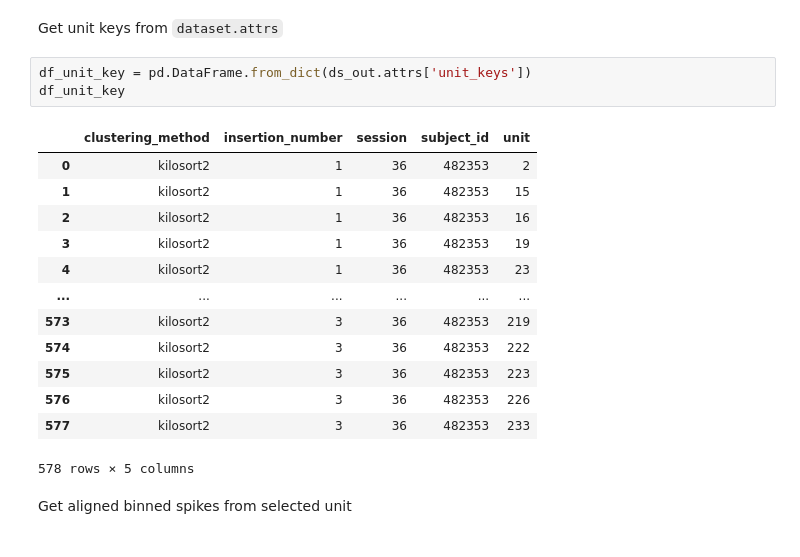
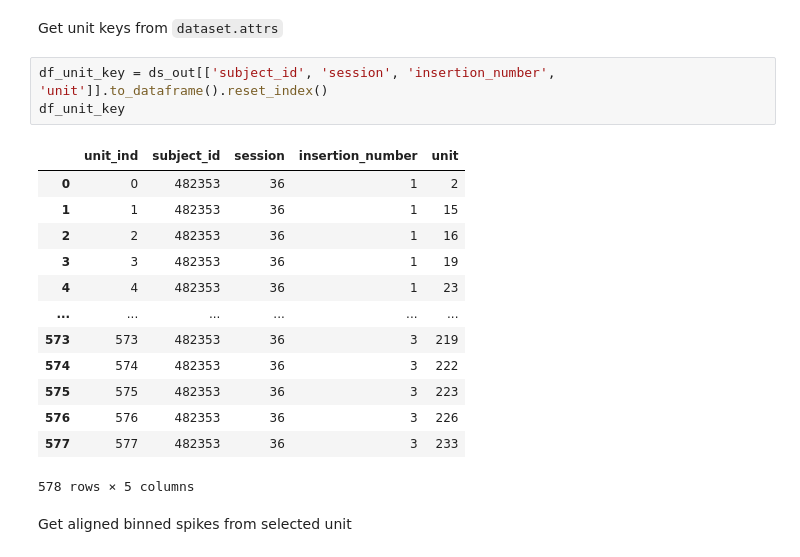
Before and after one commit to AllenNeuralDynamics/aind-foraging-behavior-bonsai-basic, a Jupyter notebook: code/demo_import_zarr.ipynb, the cells around one changed output. Saved outputs shown, nothing was run; the diff lists cells and outputs as text.

```diff
--- a/code/demo_import_zarr.ipynb
+++ b/code/demo_import_zarr.ipynb
@@ -52,22 +52,22 @@ Coordinates:
 # %% [markdown]
 Get unit keys from `dataset.attrs`
-# %%
-df_unit_key = pd.DataFrame.from_dict(ds_out.attrs['unit_keys'])
-df_unit_key
-# %% [output]
-|  | clustering_method | insertion_number | session | subject_id | unit |
-| 0 | kilosort2 | 1 | 36 | 482353 | 2 |
-| 1 | kilosort2 | 1 | 36 | 482353 | 15 |
-| 2 | kilosort2 | 1 | 36 | 482353 | 16 |
-| 3 | kilosort2 | 1 | 36 | 482353 | 19 |
-| 4 | kilosort2 | 1 | 36 | 482353 | 23 |
-| ... | ... | ... | ... | ... | ... |
-| 573 | kilosort2 | 3 | 36 | 482353 | 219 |
-| 574 | kilosort2 | 3 | 36 | 482353 | 222 |
-| 575 | kilosort2 | 3 | 36 | 482353 | 223 |
-| 576 | kilosort2 | 3 | 36 | 482353 | 226 |
-| 577 | kilosort2 | 3 | 36 | 482353 | 233 |
-578 rows × 5 columns
+# %%
+df_unit_key = ds_out[['subject_id', 'session', 'insertion_number', 'unit']].to_dataframe().reset_index()
+df_unit_key
+# %% [output]
+|  | unit_ind | subject_id | session | insertion_number | unit |
+| 0 | 0 | 482353 | 36 | 1 | 2 |
+| 1 | 1 | 482353 | 36 | 1 | 15 |
+| 2 | 2 | 482353 | 36 | 1 | 16 |
+| 3 | 3 | 482353 | 36 | 1 | 19 |
+| 4 | 4 | 482353 | 36 | 1 | 23 |
+| ... | ... | ... | ... | ... | ... |
+| 573 | 573 | 482353 | 36 | 3 | 219 |
+| 574 | 574 | 482353 | 36 | 3 | 222 |
+| 575 | 575 | 482353 | 36 | 3 | 223 |
+| 576 | 576 | 482353 | 36 | 3 | 226 |
+| 577 | 577 | 482353 | 36 | 3 | 233 |
+578 rows × 5 columns
 # %% [markdown]
 Get aligned binned spikes from selected unit
 # %%
```
Also changed, not shown: parts of 5 cells of this notebook.
